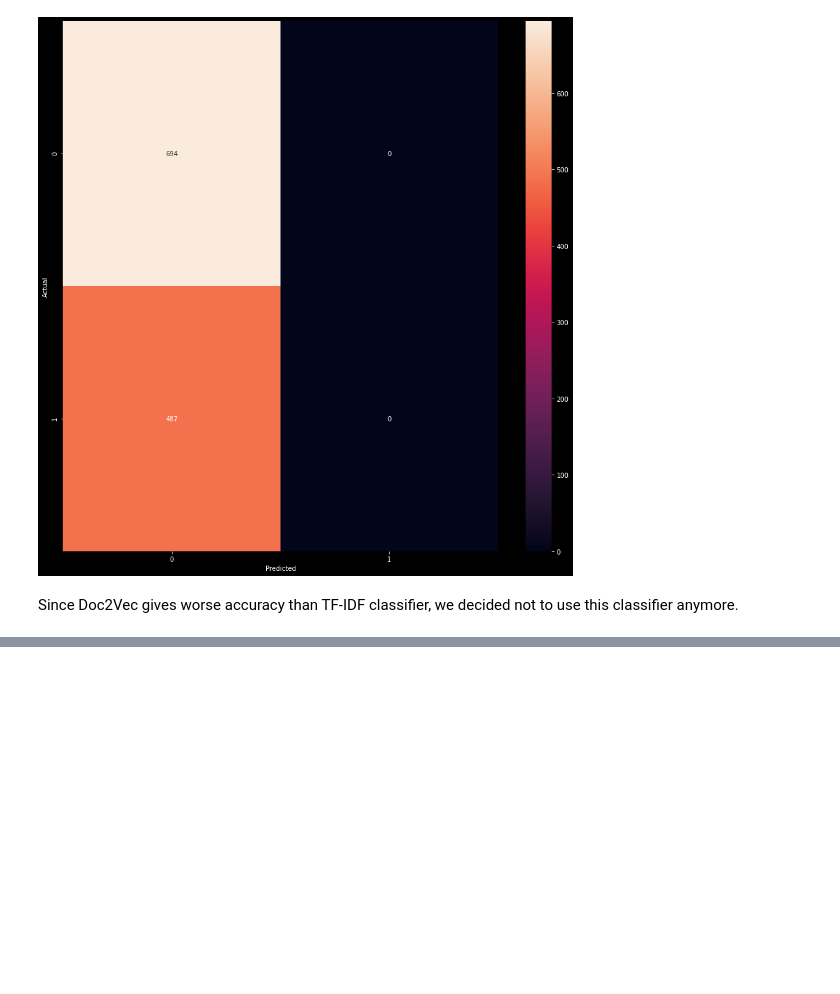
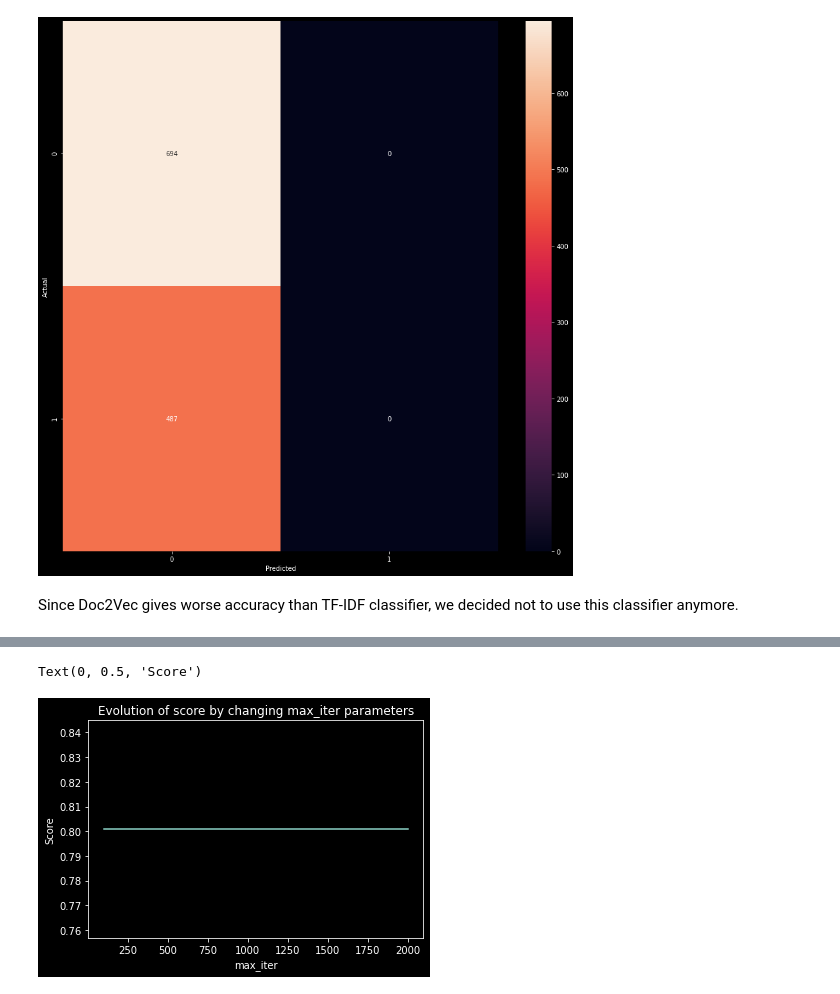
Before and after one commit to 98bao/Migros, a Jupyter notebook: code/Project_code.ipynb, the cells around one changed output, grey strips where cells are left out. Cells and saved outputs as stored; diff of their text form; code cells hidden in the pictures; blank space fills up the shorter version.

```diff
--- a/code/Project_code.ipynb
+++ b/code/Project_code.ipynb
@@ -928,0 +1191,24 @@ Since Doc2Vec gives worse accuracy than TF-IDF classifier, we decided not to use
+# %%
+#search for optimal max_iter
+# range of k we want to try
+# empty list to store scores
+max_iter = [100, 200, 500, 1000, 2000]
+max_iter_score= []
+# 1. we will loop through reasonable values of max_iter
+for k in max_iter:
+    # 2. run LogisticRegression with max_iter=k
+    LR = LogisticRegression(solver='lbfgs', max_iter=k, random_state=72, C=2.6)
+    # 3. obtain cross_val_score for LogisticRegression with max_iter= k
+    scores_iter= cross_val_score(LR, X_tdf_vec, y, cv=10, scoring='accuracy')
+    # 4. append mean of scores for max_iter=k
+    max_iter_score.append(scores_iter.mean())
+# %%
+#Plot
+plt.style.use('dark_background')
+plt.title('Evolution of score by changing max_iter parameters')
+plt.plot(max_iter, max_iter_score)
+plt.xlabel('max_iter')
+plt.ylabel('Score')
+# %% [output]
+Text(0, 0.5, 'Score')
+[figure, added]
```
Also changed, not shown: parts of 53 cells of this notebook.
